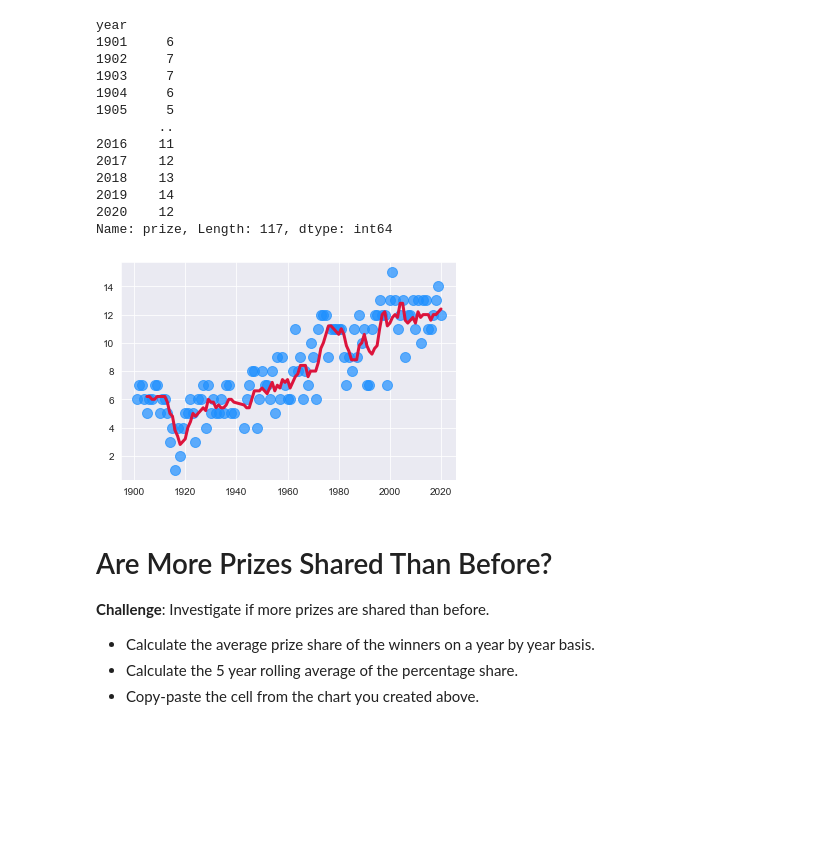
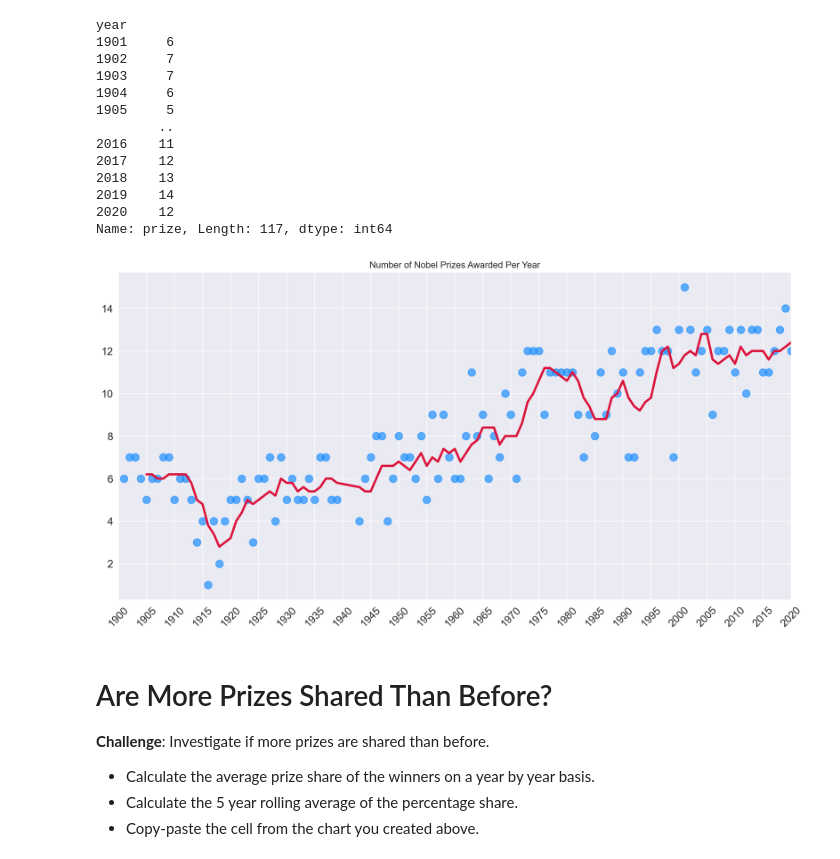
Before and after one commit to krook98/nobel-prize-analysis, a Jupyter notebook: Nobel_Prize_Analysis_(start).ipynb, the cells around one changed output. Drawn from its saved outputs; the diff is of its cells as text; code cells hidden in the pictures; blank space fills up the shorter version.

```diff
--- a/Nobel_Prize_Analysis_(start).ipynb
+++ b/Nobel_Prize_Analysis_(start).ipynb
@@ -330,25 +330,35 @@ Name: prize, Length: 117, dtype: int64
 # %%
 roll_df = per_year.rolling(5).mean()
 # %%
-plt.scatter(
+plt.figure(figsize=(16,8), dpi=200)
+plt.title('Number of Nobel Prizes Awarded Per Year')
+plt.yticks(fontsize=14)
+plt.xticks(fontsize=14,
+           ticks=np.arange(1900, 2021, step=5),
+           rotation=45)
+
+ax = plt.gca()
+ax.set_xlim(1900, 2020)
+
+ax.scatter(
     x=per_year.index,
     y=per_year.values,
     c='dodgerblue',
     alpha=0.7,
     s=100
 )
 
-plt.plot(
+ax.plot(
     per_year.index,
     roll_df.values,
     c='crimson',
     linewidth=3
 
 )
 
 plt.show()
 # %% [output]
-[figure, old version]
+[figure, new version]
 # %% [markdown]
 # Are More Prizes Shared Than Before?
 
```
Also changed, not shown: parts of 12 cells of this notebook.
